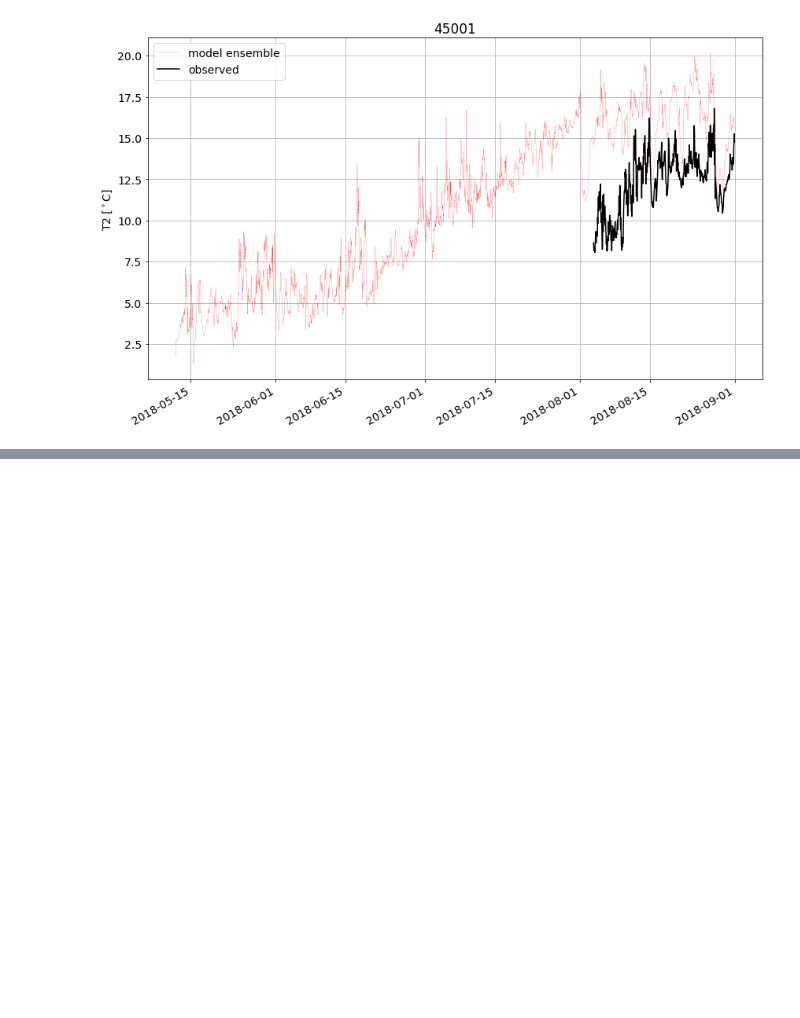
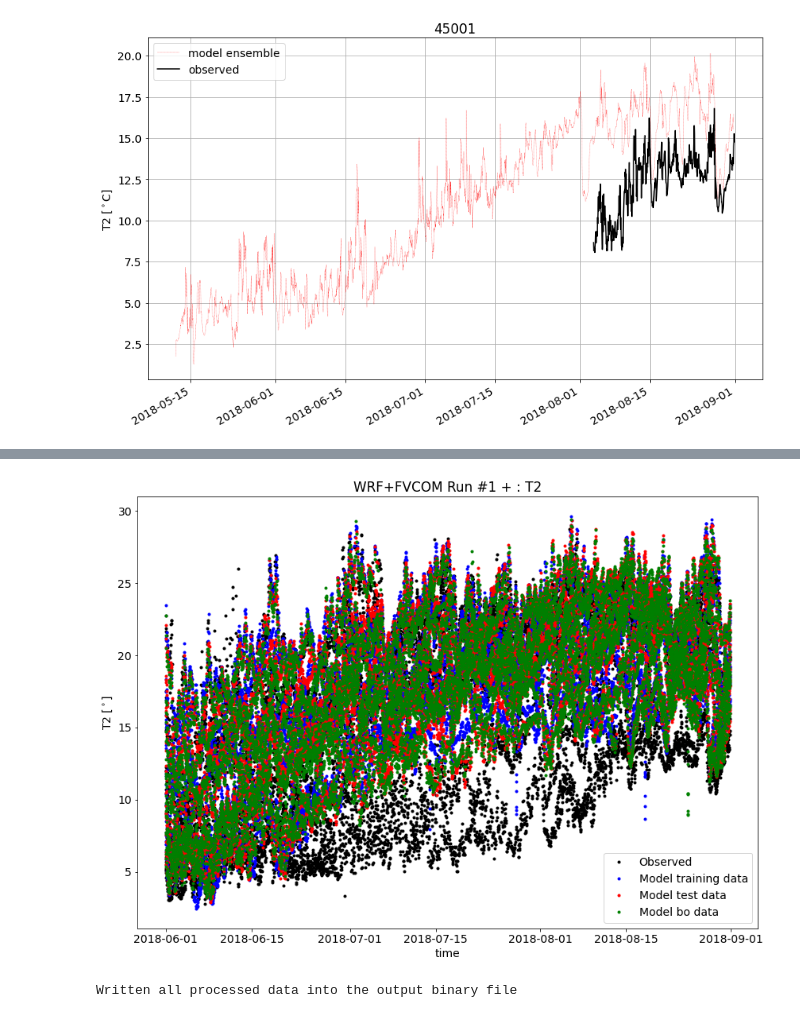
Before and after one commit to WPringle/GreatLakes_CoupledModelUQ, a Jupyter notebook: workflow/process_WRF+FVCOM_lakebuoy_temperature_timeseries.ipynb, the cells around one changed output, grey strips where cells are left out. Cells and saved outputs as stored; diff of their text form; code cells hidden in the pictures; blank space fills up the shorter version.

```diff
--- a/workflow/process_WRF+FVCOM_lakebuoy_temperature_timeseries.ipynb
+++ b/workflow/process_WRF+FVCOM_lakebuoy_temperature_timeseries.ipynb
@@ -375,0 +379,24 @@ for bdx, bd in enumerate(buoy_data):
+# %%
+# Compare model data for LST
+fig = plt.figure(figsize=(14,10))
+this_data = set_dict['training_set']['model_data_timeseries']
+plt.plot(this_data['time'],this_data['data']['T2'],'k.',label='Observed')
+plt.plot(this_data['time'],this_data['model']['T2'][0,:],'b.', label='Model training data')
+this_data = set_dict['test_set']['model_data_timeseries']
+plt.plot(this_data['time'],this_data['model']['T2'][0,:],'r.', label='Model test data')
+this_data = set_dict['bo_set']['model_data_timeseries']
+plt.plot(this_data['time'],this_data['model']['T2'][0,:],'g.', label='Model bo data')
+plt.xlabel('time')
+plt.ylabel('T2 [$^\circ$]')
+plt.title("WRF+FVCOM Run #1 + : T2")
+plt.legend()
+plt.show()
+# %% [output]
+[figure, added]
+# %%
+# save into pickle file
+with open(all_output_filename, 'wb') as fp:
+    pickle.dump(set_dict, fp)
+    print('Written all processed data into the output binary file')
+# %% [output]
+Written all processed data into the output binary file
```
Also changed, not shown: parts of 24 cells of this notebook, 1 other file.
